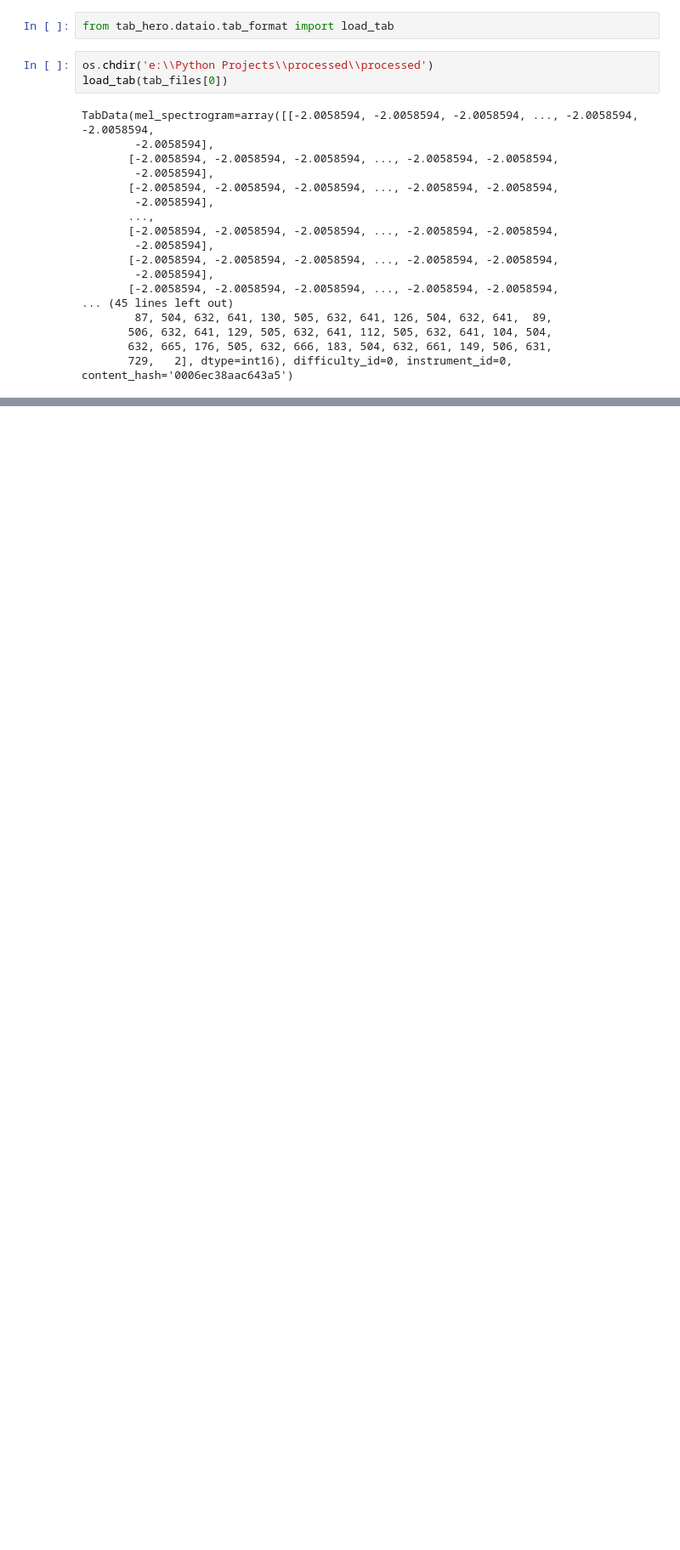
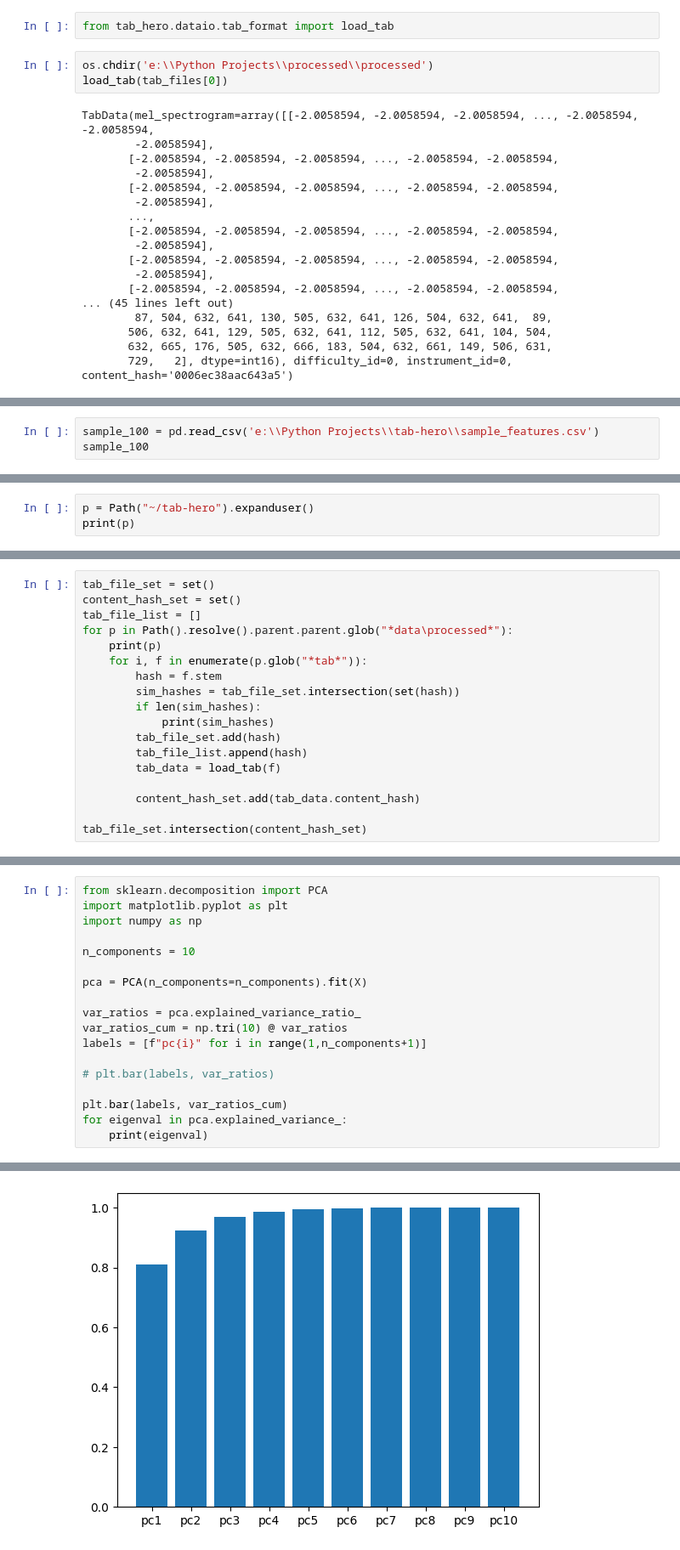
Before and after one commit to MattGroho/tab-hero, a Jupyter notebook: scripts/unsupersived_pipeline/file_inspection.ipynb, the cells around one changed output, grey strips where cells are left out. Shown at 85% size. Cells and saved outputs as stored; diff of their text form; blank space fills up the shorter version.

Commit message:
Added more to the file_inspection.ipynb file to quickly try out some clustering and PCA. With the new dataset downloaded, I created a new file to more formally inspect and adjust the data.

```diff
--- a/scripts/unsupersived_pipeline/file_inspection.ipynb
+++ b/scripts/unsupersived_pipeline/file_inspection.ipynb
@@ -62,0 +102,3 @@ TabData(mel_spectrogram=array([[-2.0058594, -2.0058594, -2.0058594, ..., -2.0058
+# %%
+sample_100 = pd.read_csv('e:\\Python Projects\\tab-hero\\sample_features.csv')
+sample_100
@@ -62,0 +144,3 @@ TabData(mel_spectrogram=array([[-2.0058594, -2.0058594, -2.0058594, ..., -2.0058
+# %%
+p = Path("~/tab-hero").expanduser()
+print(p)
@@ -62,0 +153,18 @@ TabData(mel_spectrogram=array([[-2.0058594, -2.0058594, -2.0058594, ..., -2.0058
+# %%
+tab_file_set = set()
+content_hash_set = set()
+tab_file_list = []
+for p in Path().resolve().parent.parent.glob("*data\processed*"):
+    print(p)
+    for i, f in enumerate(p.glob("*tab*")):
+        hash = f.stem
+        sim_hashes = tab_file_set.intersection(set(hash))
+        if len(sim_hashes):
+            print(sim_hashes)
+        tab_file_set.add(hash)
+        tab_file_list.append(hash)
+        tab_data = load_tab(f)
+
+        content_hash_set.add(tab_data.content_hash)
+
+tab_file_set.intersection(content_hash_set)
@@ -62,0 +267,19 @@ TabData(mel_spectrogram=array([[-2.0058594, -2.0058594, -2.0058594, ..., -2.0058
+# %%
+from sklearn.decomposition import PCA
+import matplotlib.pyplot as plt
+import numpy as np
+
+n_components = 10
+
+pca = PCA(n_components=n_components).fit(X)
+
+var_ratios = pca.explained_variance_ratio_
+var_ratios_cum = np.tri(10) @ var_ratios
+labels = [f"pc{i}" for i in range(1,n_components+1)]
+
+# plt.bar(labels, var_ratios)
+
+plt.bar(labels, var_ratios_cum)
+for eigenval in pca.explained_variance_:
+    print(eigenval)
+# %% [output]
@@ -62,0 +296 @@ TabData(mel_spectrogram=array([[-2.0058594, -2.0058594, -2.0058594, ..., -2.0058
+[figure, added]
```
Also changed, not shown: parts of 20 cells of this notebook, 2 other files.
